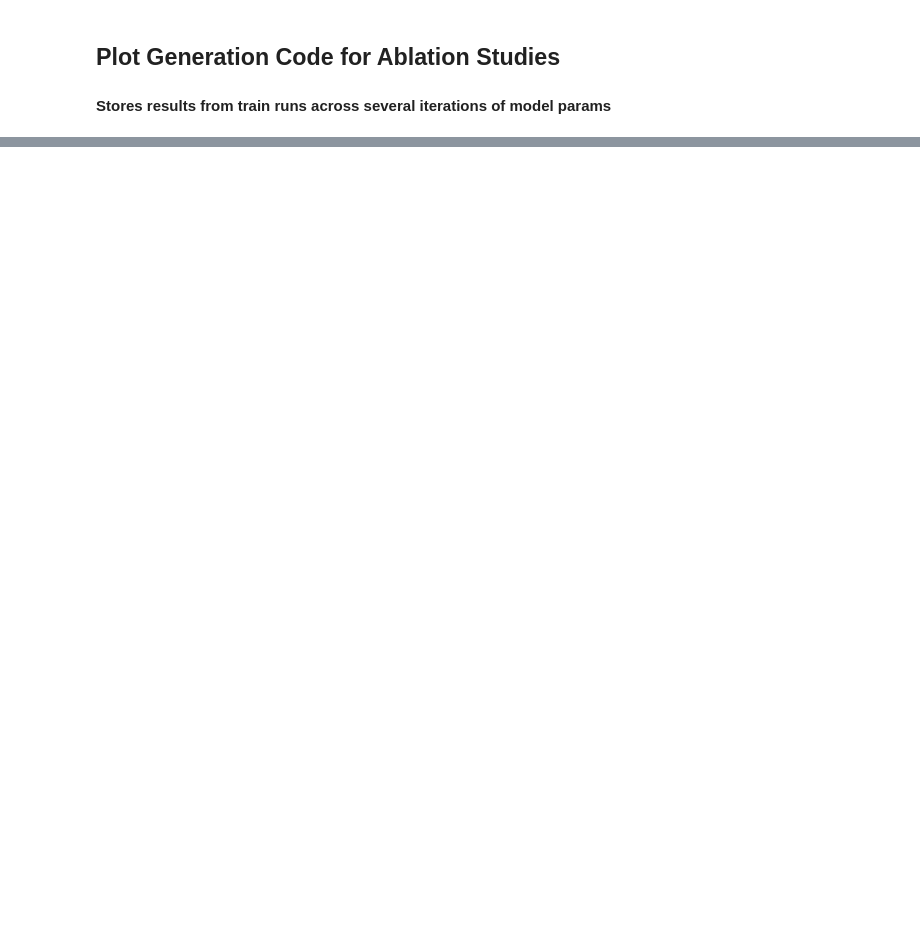
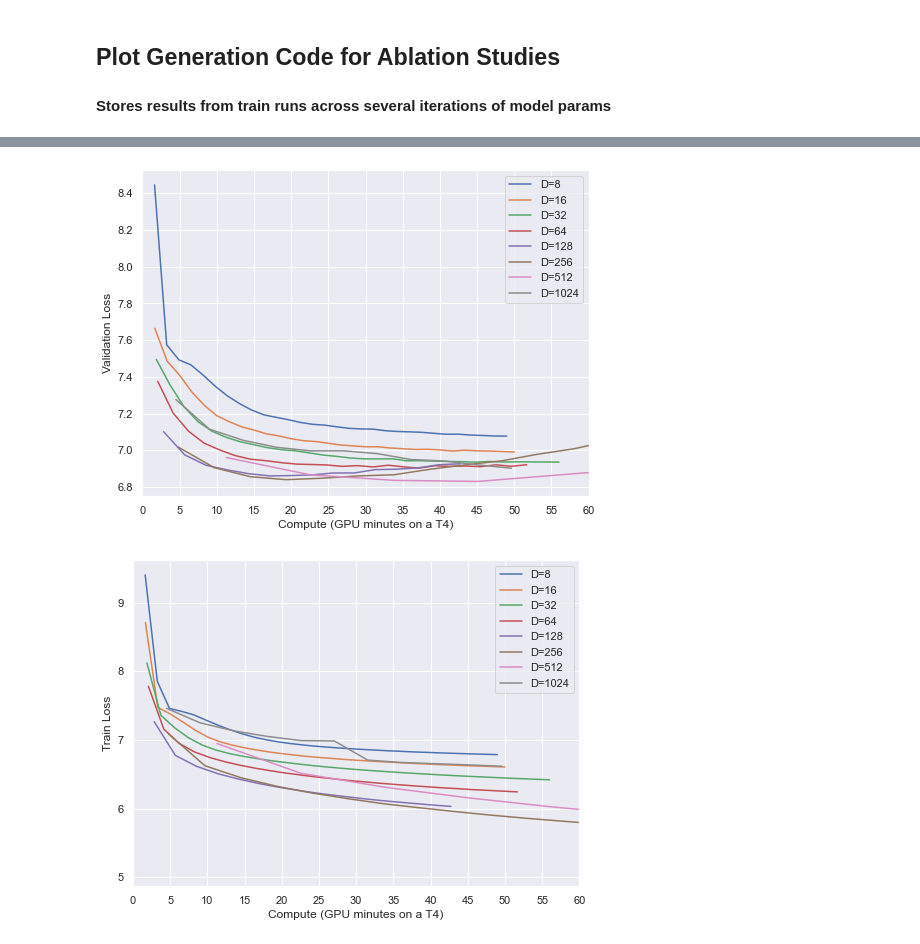
Before and after one commit to alex-mous/LLaMA-Train, a Jupyter notebook: notebooks/Results_Plots.ipynb, the cells around one changed output, grey strips where cells are left out. Cells and saved outputs as stored; diff of their text form; code cells hidden in the pictures; blank space fills up the shorter version.

Commit message:
Update plotting code

```diff
--- a/notebooks/Results_Plots.ipynb
+++ b/notebooks/Results_Plots.ipynb
@@ -16,6 +16,7 @@ def gen_plot(
         min_x: int = 0,
         max_x: int = 600,
         step_x: int = 50,
+        yaxis: str = "Validation Loss"
 ):
     """
     Generate a plot with given parameters for validation loss stored in dictionary by key, with time per step/epoch in val losses
@@ -29,6 +30,6 @@ def gen_plot(
     plt.title(title)
     plt.xlim(min_x-0.01, max_x+0.01)
     plt.xlabel("Compute (GPU minutes on a T4)")
-    plt.ylabel("Validation Loss")
+    plt.ylabel(yaxis)
     plt.legend()
     plt.show()
@@ -226,0 +36,47 @@ gen_plot(
+# %%
+def get_losses(model_names: str, data_path: str):
+    """
+    Get train and validation loss from processed output files from train runs stored in given folder, each title [model_name].txt and stored in CSV format
+    """
+    val_loss = {}
+    train_loss = {}
+    for model in model_names:
+        res = np.genfromtxt(f"{data_path}{model}.txt", delimiter=',', skip_header=1)
+        train_loss[model] = res[:, 0]
+        val_loss[model] = res[:, 1]
+    return train_loss, val_loss
+# %%
+mins_per_model = {
+    "D=8":      1.633,
+    "D=16":     1.667,
+    "D=32":     1.867,
+    "D=64":     2.067,
+    "D=128":    2.85,
+    "D=256":    4.833,
+    "D=512":    11.283,
+    "D=1024":   4.51
+}
+
+train_loss, val_loss = get_losses(list(mins_per_model.keys()), "../data/small-results/")
+
+gen_plot(
+    mins_per_model,
+    val_loss,
+    "", #"Small-scale Data: Ablation Study of Dimension (L=4, H=4)",
+    0,
+    60,
+    5
+)
+
+gen_plot(
+    mins_per_model,
+    train_loss,
+    "", #"Small-scale Data: Compute vs. Train Loss (L=4, H=4)",
+    0,
+    60,
+    5,
+    yaxis="Train Loss"
+)
+# %% [output]
+[figure, added]
+[figure, added]
```
Also changed, not shown: parts of 4 cells of this notebook.
